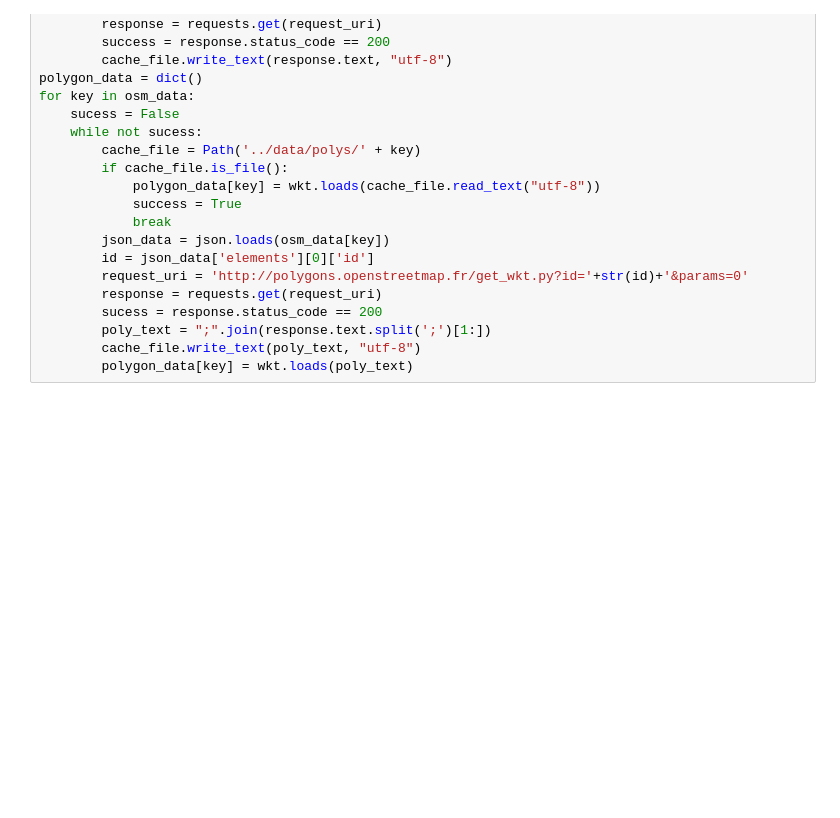
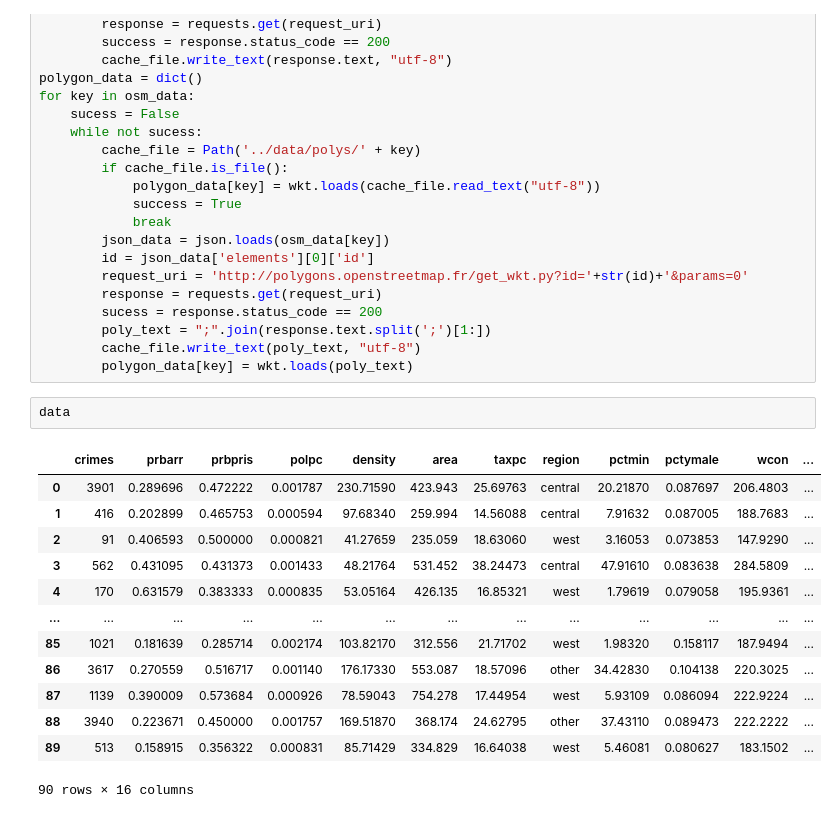
Before and after one commit to HenningAthor/SV_Crimes, a Jupyter notebook: BMI/visalizer.ipynb, the cells around one changed output. Cells and saved outputs as stored; diff of their text form; blank space fills up the shorter version.

```diff
--- a/BMI/visalizer.ipynb
+++ b/BMI/visalizer.ipynb
@@ -56,6 +56,22 @@ for key in osm_data:
         poly_text = ";".join(response.text.split(';')[1:])
         cache_file.write_text(poly_text, "utf-8")
         polygon_data[key] = wkt.loads(poly_text)
+# %%
+data
+# %% [output]
+|  | crimes | prbarr | prbpris | polpc | density | area | taxpc | region | pctmin | pctymale | wcon | ... |
+| 0 | 3901 | 0.289696 | 0.472222 | 0.001787 | 230.71590 | 423.943 | 25.69763 | central | 20.21870 | 0.087697 | 206.4803 | ... |
+| 1 | 416 | 0.202899 | 0.465753 | 0.000594 | 97.68340 | 259.994 | 14.56088 | central | 7.91632 | 0.087005 | 188.7683 | ... |
+| 2 | 91 | 0.406593 | 0.500000 | 0.000821 | 41.27659 | 235.059 | 18.63060 | west | 3.16053 | 0.073853 | 147.9290 | ... |
+| 3 | 562 | 0.431095 | 0.431373 | 0.001433 | 48.21764 | 531.452 | 38.24473 | central | 47.91610 | 0.083638 | 284.5809 | ... |
+| 4 | 170 | 0.631579 | 0.383333 | 0.000835 | 53.05164 | 426.135 | 16.85321 | west | 1.79619 | 0.079058 | 195.9361 | ... |
+| ... | ... | ... | ... | ... | ... | ... | ... | ... | ... | ... | ... | ... |
+| 85 | 1021 | 0.181639 | 0.285714 | 0.002174 | 103.82170 | 312.556 | 21.71702 | west | 1.98320 | 0.158117 | 187.9494 | ... |
+| 86 | 3617 | 0.270559 | 0.516717 | 0.001140 | 176.17330 | 553.087 | 18.57096 | other | 34.42830 | 0.104138 | 220.3025 | ... |
+| 87 | 1139 | 0.390009 | 0.573684 | 0.000926 | 78.59043 | 754.278 | 17.44954 | west | 5.93109 | 0.086094 | 222.9224 | ... |
+| 88 | 3940 | 0.223671 | 0.450000 | 0.001757 | 169.51870 | 368.174 | 24.62795 | other | 37.43110 | 0.089473 | 222.2222 | ... |
+| 89 | 513 | 0.158915 | 0.356322 | 0.000831 | 85.71429 | 334.829 | 16.64038 | west | 5.46081 | 0.080627 | 183.1502 | ... |
+90 rows × 16 columns
 # %%
 region_color = {
     'central': '#FFBF00',
```
Also changed, not shown: parts of 1 cell of this notebook.
